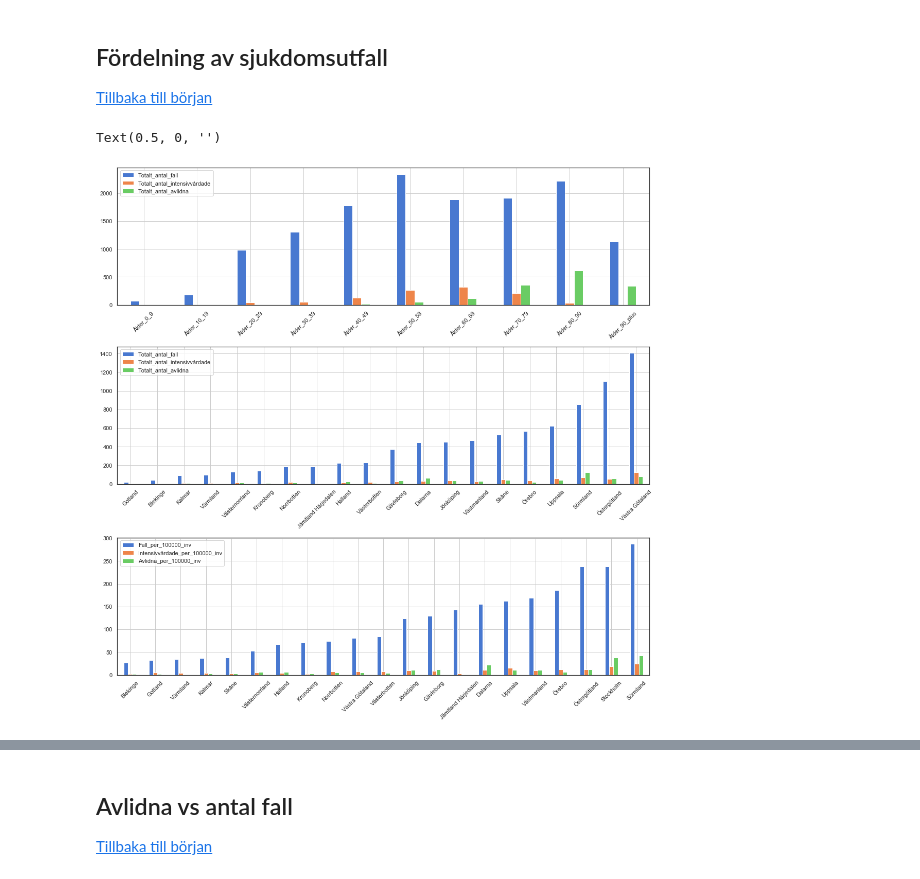
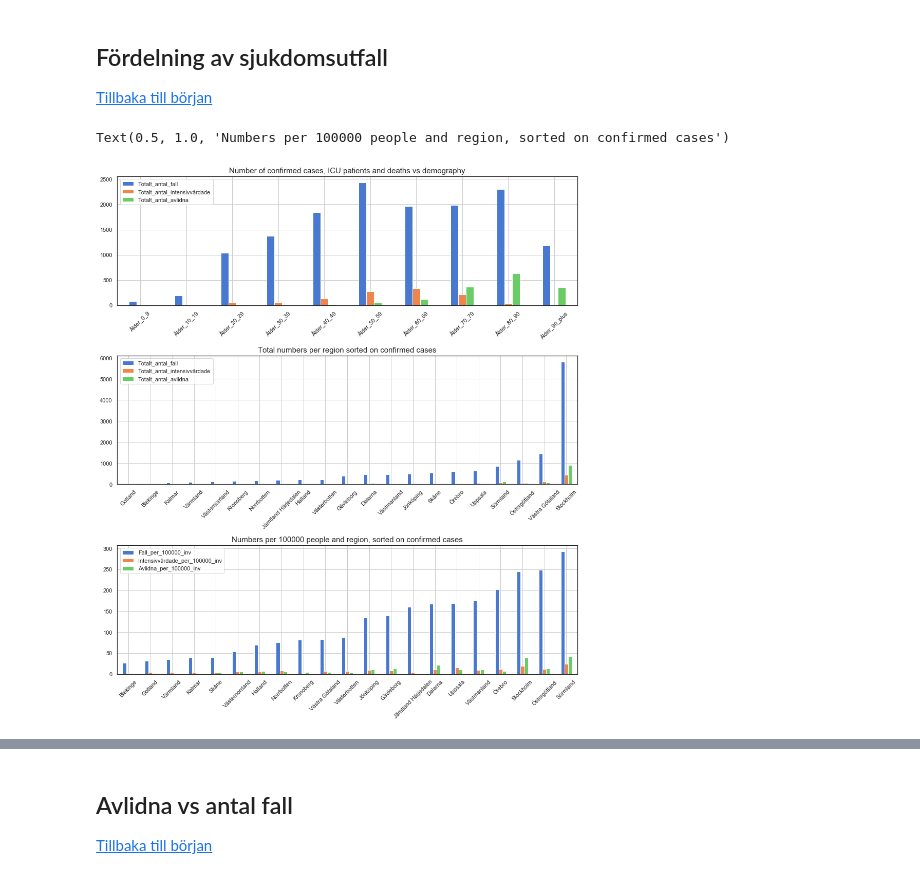
Before and after one commit to Frallmeister/covid19, a Jupyter notebook: corona_notebook.ipynb, the cells around one changed output, grey strips where cells are left out. Cells and saved outputs as stored; diff of their text form; code cells hidden in the pictures.

```diff
--- a/corona_notebook.ipynb
+++ b/corona_notebook.ipynb
@@ -106,25 +106,29 @@ for region, ax in zip(sorted_regions, axes):
 # %%
 import seaborn as sns
 sns.set(style="white", palette="muted", color_codes=True)
 
 df_age = pd.read_excel("Folkhalsomyndigheten_Covid19.xlsx", sheet_name=5)
 df_age = df_age.iloc[:-1]
 df_age.set_index('Åldersgrupp', inplace=True)
 
 
 
-fig, (ax1, ax2, ax3) = plt.subplots(nrows=3, ncols=1, constrained_layout=True, figsize=(15,15))
+fig, (ax1, ax2, ax3) = plt.subplots(nrows=3, ncols=1, constrained_layout=True, figsize=(13,15))
 
-p = df_age.plot(kind='bar', grid=True, ax=ax1, rot=45)
+df_age.plot(kind='bar', grid=True, ax=ax1, rot=45)
+ax1.set_title('Number of confirmed cases, ICU patients and deaths vs demography', fontsize=15)
+ax1.set_xlabel('')
 
-df_region.drop('Stockholm').sort_values(by=['Totalt_antal_fall']).plot.bar(y=['Totalt_antal_fall', 'Totalt_antal_intensivvårdade', 'Totalt_antal_avlidna'], grid=True, ax=ax2, rot=45)
+df_region.sort_values(by=['Totalt_antal_fall']).plot.bar(y=['Totalt_antal_fall', 'Totalt_antal_intensivvårdade', 'Totalt_antal_avlidna'], grid=True, ax=ax2, rot=45)
+ax2.set_xlabel('')
+ax2.set_title('Total numbers per region sorted on confirmed cases', fontsize=15)
+
 df_region.sort_values(by=['Fall_per_100000_inv']).plot.bar(y=['Fall_per_100000_inv', 'Intensivvårdade_per_100000_inv', 'Avlidna_per_100000_inv'], grid=True, ax=ax3, rot=45)
-ax1.set_xlabel('')
-ax2.set_xlabel('')
 ax3.set_xlabel('')
+ax3.set_title('Numbers per 100000 people and region, sorted on confirmed cases', fontsize=15)
 # %% [output]
-Text(0.5, 0, '')
+Text(0.5, 1.0, 'Numbers per 100000 people and region, sorted on confirmed cases')
-[figure, old version]
+[figure, new version]
 # %%
 df_avlidna = df_region['Totalt_antal_avlidna']*df_region['Fall_per_100000_inv']/df_region['Totalt_antal_fall']
 df_avlidna.name = 'Avlidna_per_100000_inv'
```
Also changed, not shown: parts of 4 cells of this notebook.
